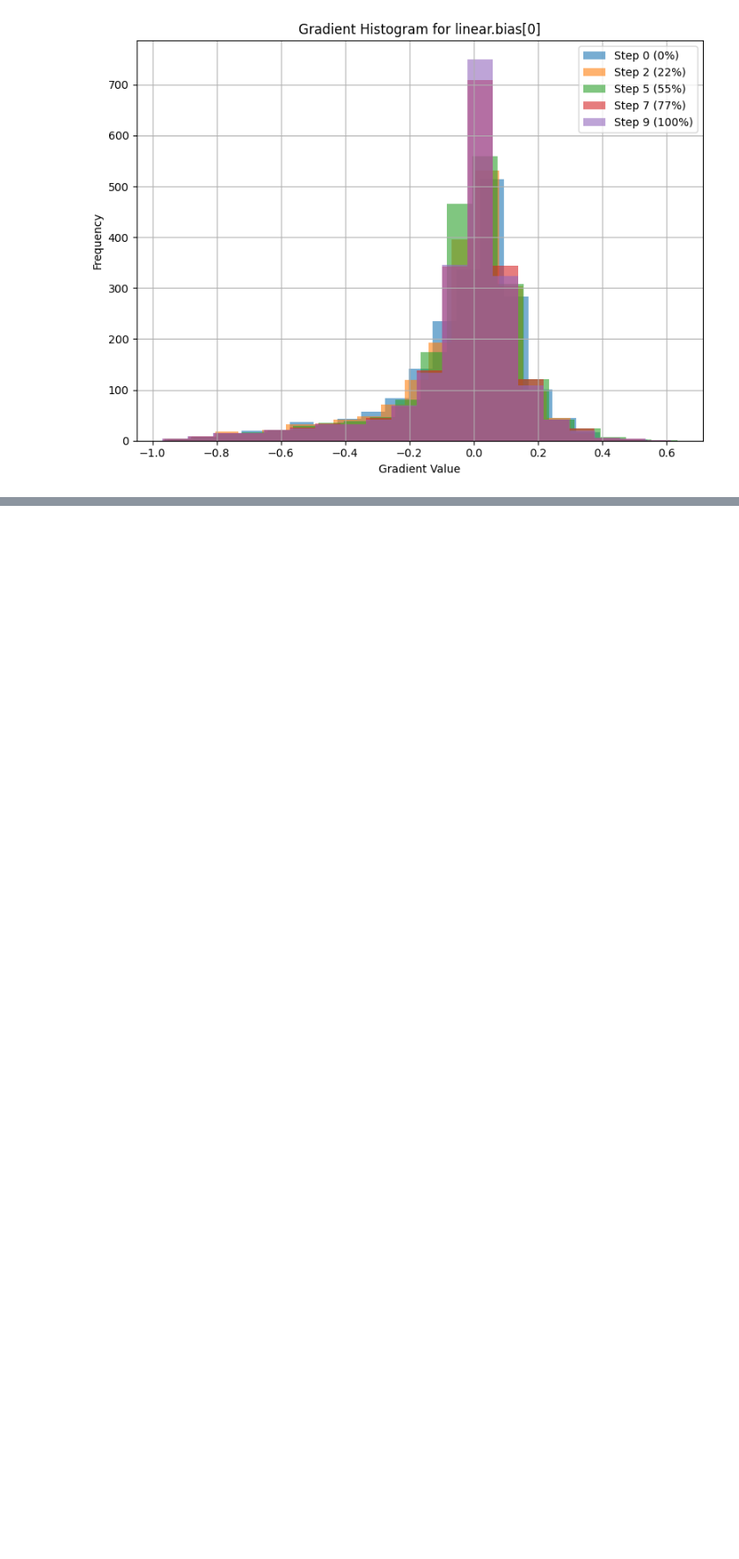
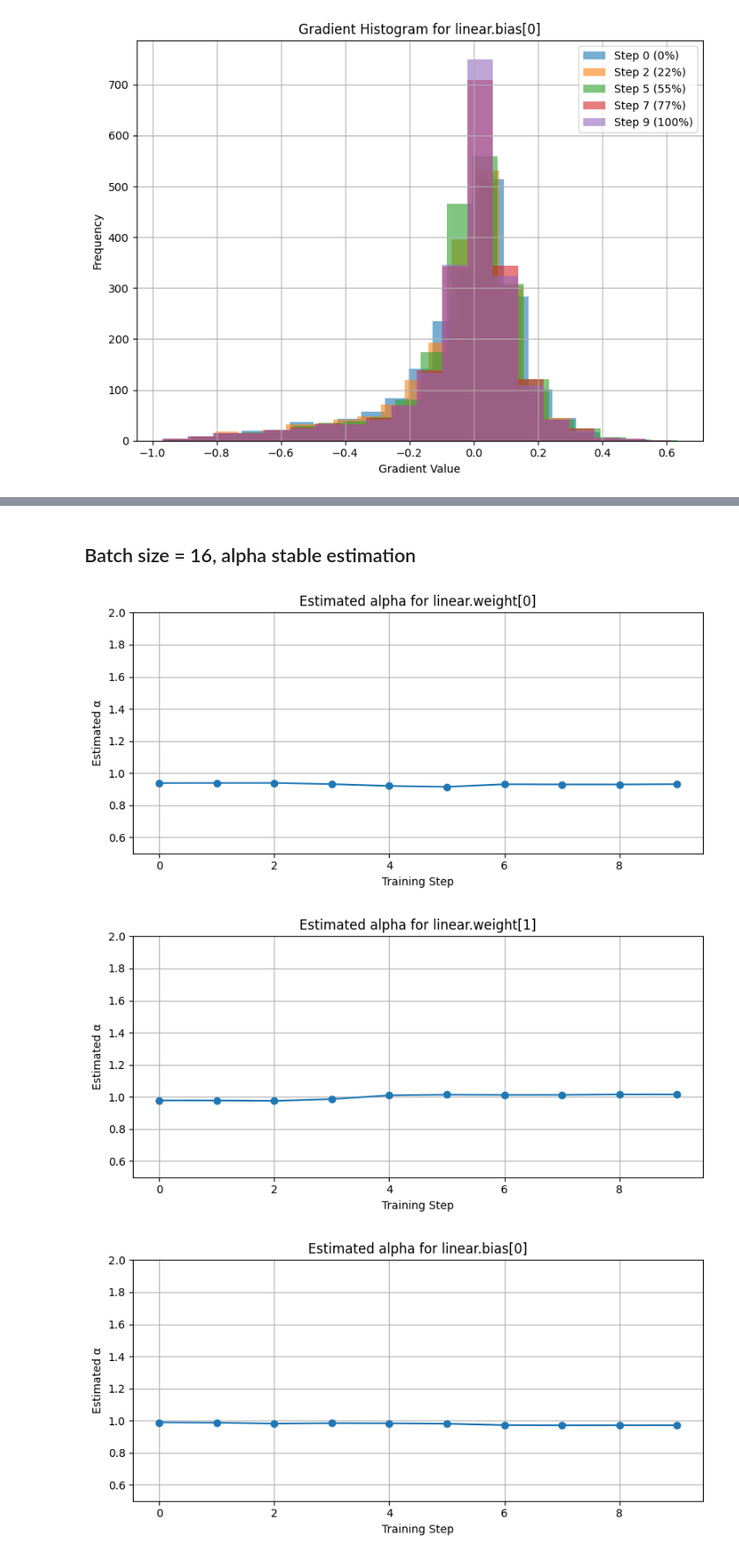
Before and after one commit to ThunderstormXX/SGDiffusion, a Jupyter notebook: notebooks/exp12/simple_gd_noise.ipynb, the cells around one changed output, grey strips where cells are left out. Shown: that part at 88% size. Cells and saved outputs as stored; diff of their text form; code cells hidden in the pictures; blank space fills up the shorter version.

```diff
--- a/notebooks/exp12/simple_gd_noise.ipynb
+++ b/notebooks/exp12/simple_gd_noise.ipynb
@@ -90,0 +111,8 @@ my_visualise.visualize_gradient_histograms_at_steps(f"{CHECKPOINT_DIR}", num_ste
+# %% [markdown]
+## Batch size = 16, alpha stable estimation
+# %%
+alpha_values, grad_values = my_visualise.visualize_alpha_over_steps(f"{CHECKPOINT_DIR}", num_steps=10, batch_size=16, estimate_alpha_fn = estimate_alpha_fn)
+# %% [output]
+[figure, added]
+[figure, added]
+[figure, added]
```
Also changed, not shown: parts of 5 cells of this notebook, 1 other file.
